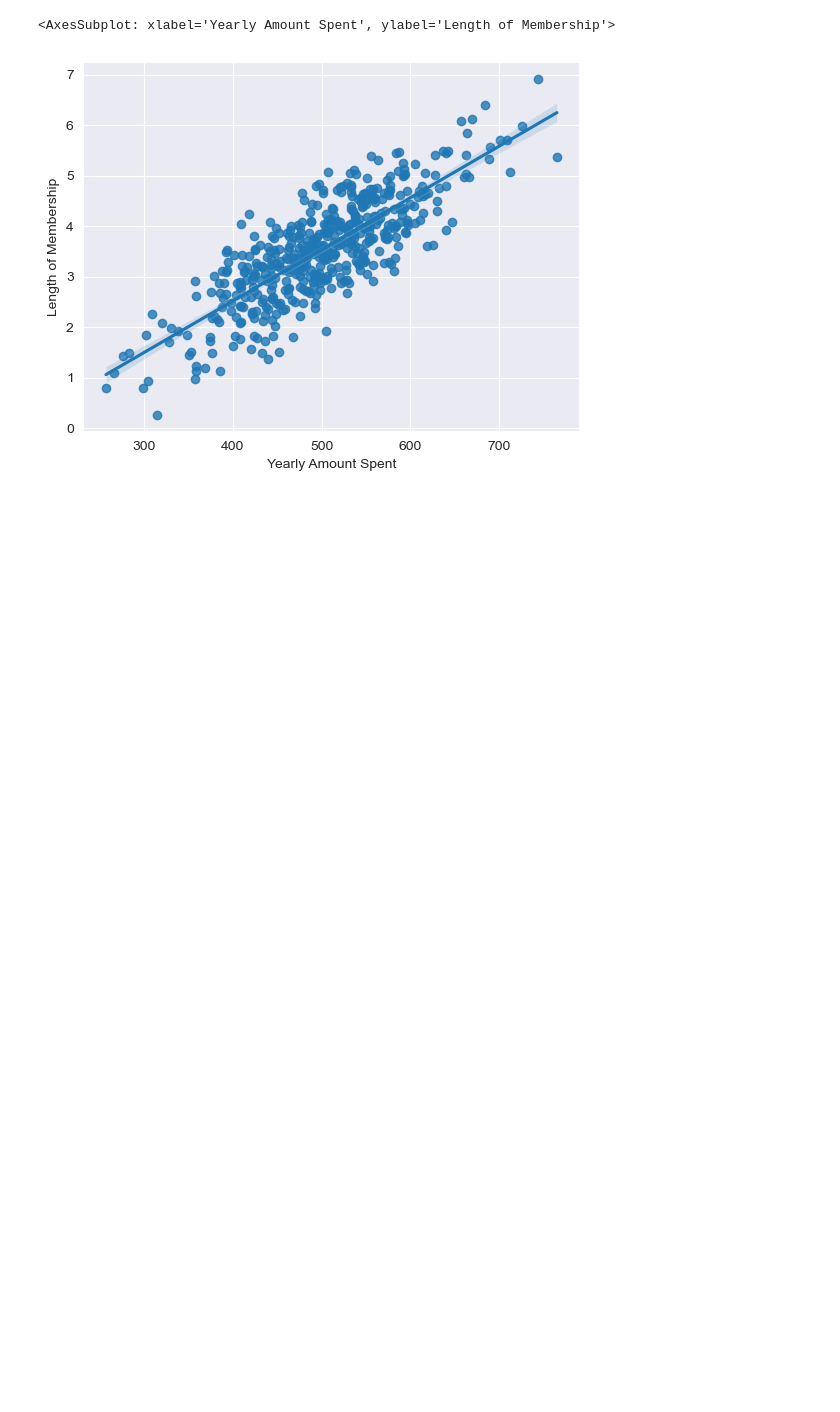
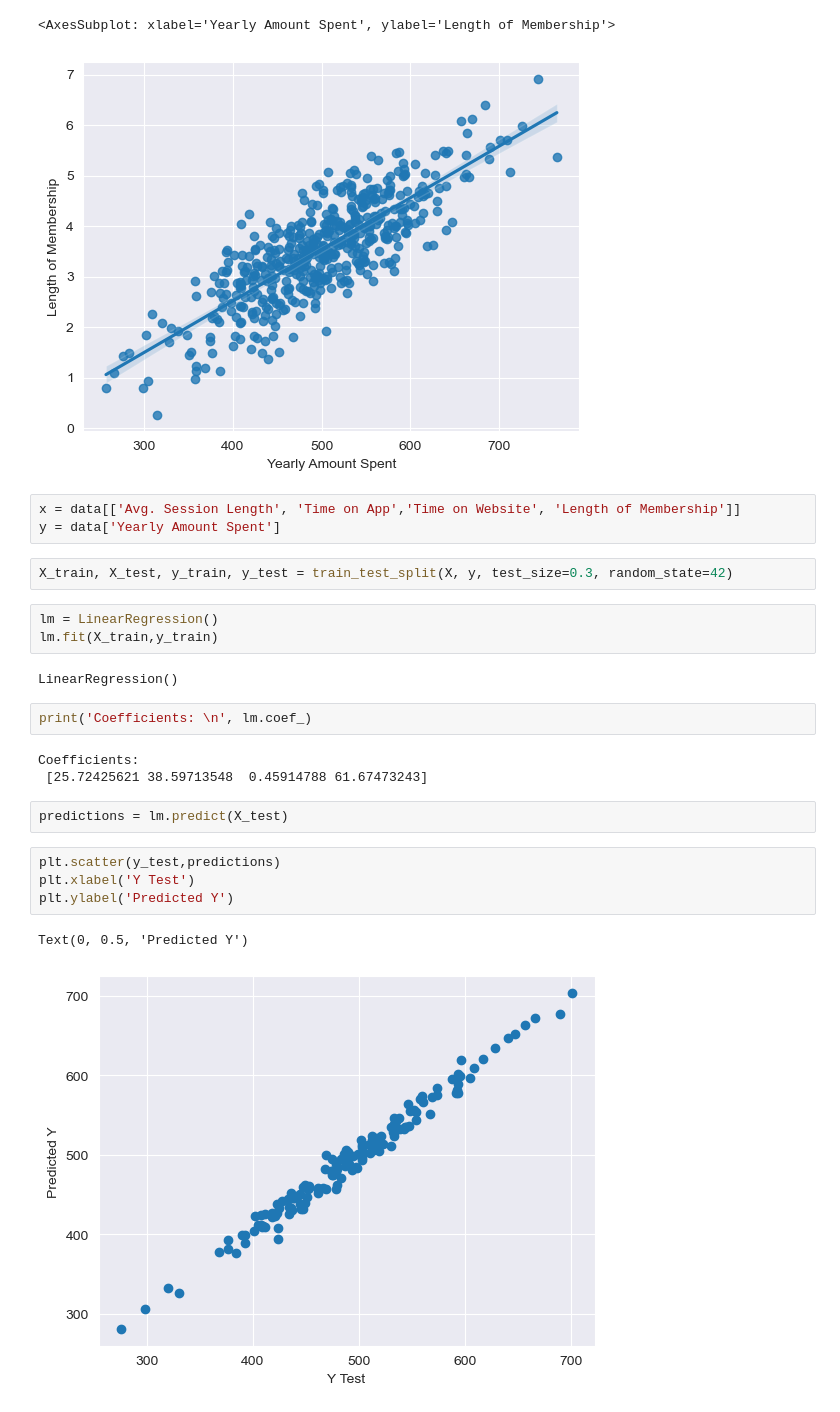
Before and after one commit to cwg7/ecommerce_linear_regression, a Jupyter notebook: ecommerce_linear_regression.ipynb, the cells around one changed output. Saved outputs shown, nothing was run; the diff lists cells and outputs as text; blank space fills up the shorter version.

```diff
--- a/ecommerce_linear_regression.ipynb
+++ b/ecommerce_linear_regression.ipynb
@@ -437,3 +390,27 @@ sns.regplot(data=data, x= 'Yearly Amount Spent', y= 'Length of Membership')
 # %% [output]
 <AxesSubplot: xlabel='Yearly Amount Spent', ylabel='Length of Membership'>
 [figure]
+# %%
+x = data[['Avg. Session Length', 'Time on App','Time on Website', 'Length of Membership']]
+y = data['Yearly Amount Spent']
+# %%
+X_train, X_test, y_train, y_test = train_test_split(X, y, test_size=0.3, random_state=42)
+# %%
+lm = LinearRegression()
+lm.fit(X_train,y_train)
+# %% [output]
+LinearRegression()
+# %%
+print('Coefficients: \n', lm.coef_)
+# %% [output]
+Coefficients:
+ [25.72425621 38.59713548  0.45914788 61.67473243]
+# %%
+predictions = lm.predict(X_test)
+# %%
+plt.scatter(y_test,predictions)
+plt.xlabel('Y Test')
+plt.ylabel('Predicted Y')
+# %% [output]
+Text(0, 0.5, 'Predicted Y')
+[figure, added]
```
Also changed, not shown: parts of 20 cells of this notebook.
